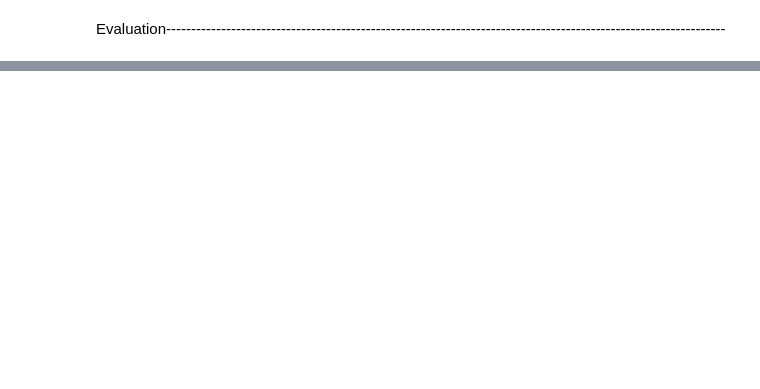
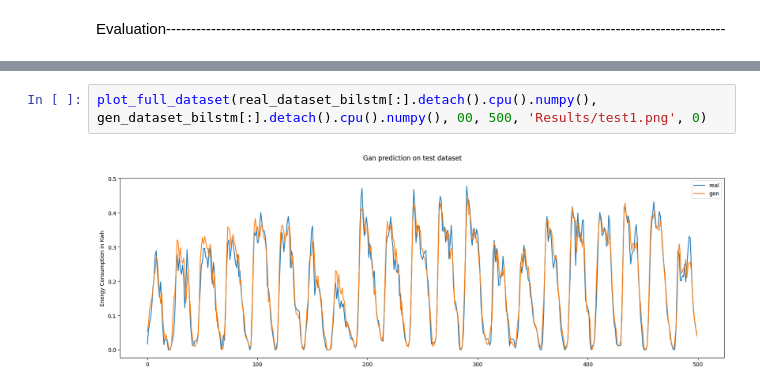
Before and after one commit to fffahim/ResiDualNet, a Jupyter notebook: Data-imputation/Forecasting/main.ipynb, the cells around one changed output, grey strips where cells are left out. Saved outputs shown, nothing was run; the diff lists cells and outputs as text; blank space fills up the shorter version.

```diff
--- a/Data-imputation/Forecasting/main.ipynb
+++ b/Data-imputation/Forecasting/main.ipynb
@@ -155,0 +191,4 @@ R-squared: tensor(0.9157)
+# %%
+plot_full_dataset(real_dataset_bilstm[:].detach().cpu().numpy(), gen_dataset_bilstm[:].detach().cpu().numpy(), 00, 500, 'Results/test1.png', 0)
+# %% [output]
+[figure, added]
```
Also changed, not shown: parts of 42 cells of this notebook, 1 other file.
